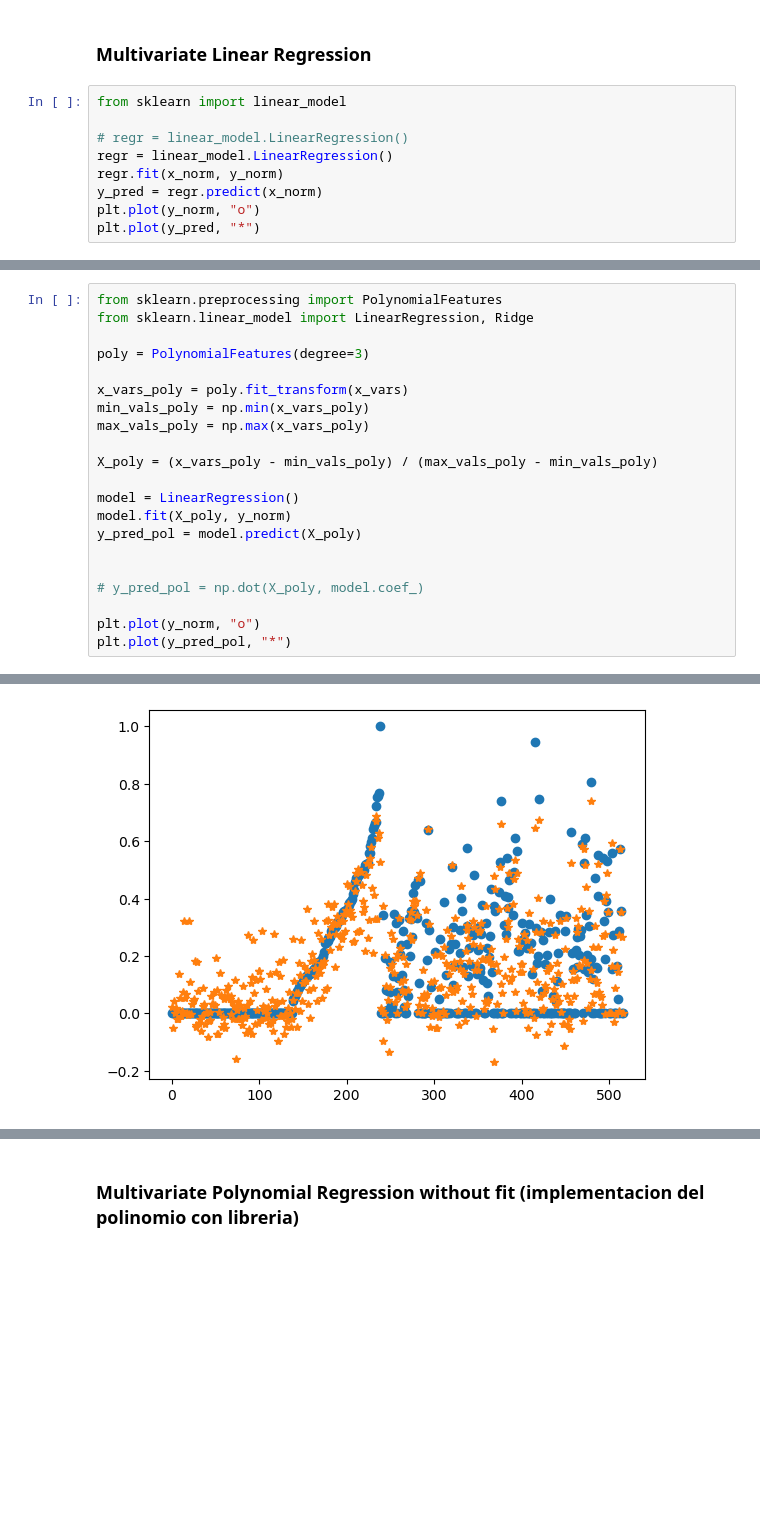
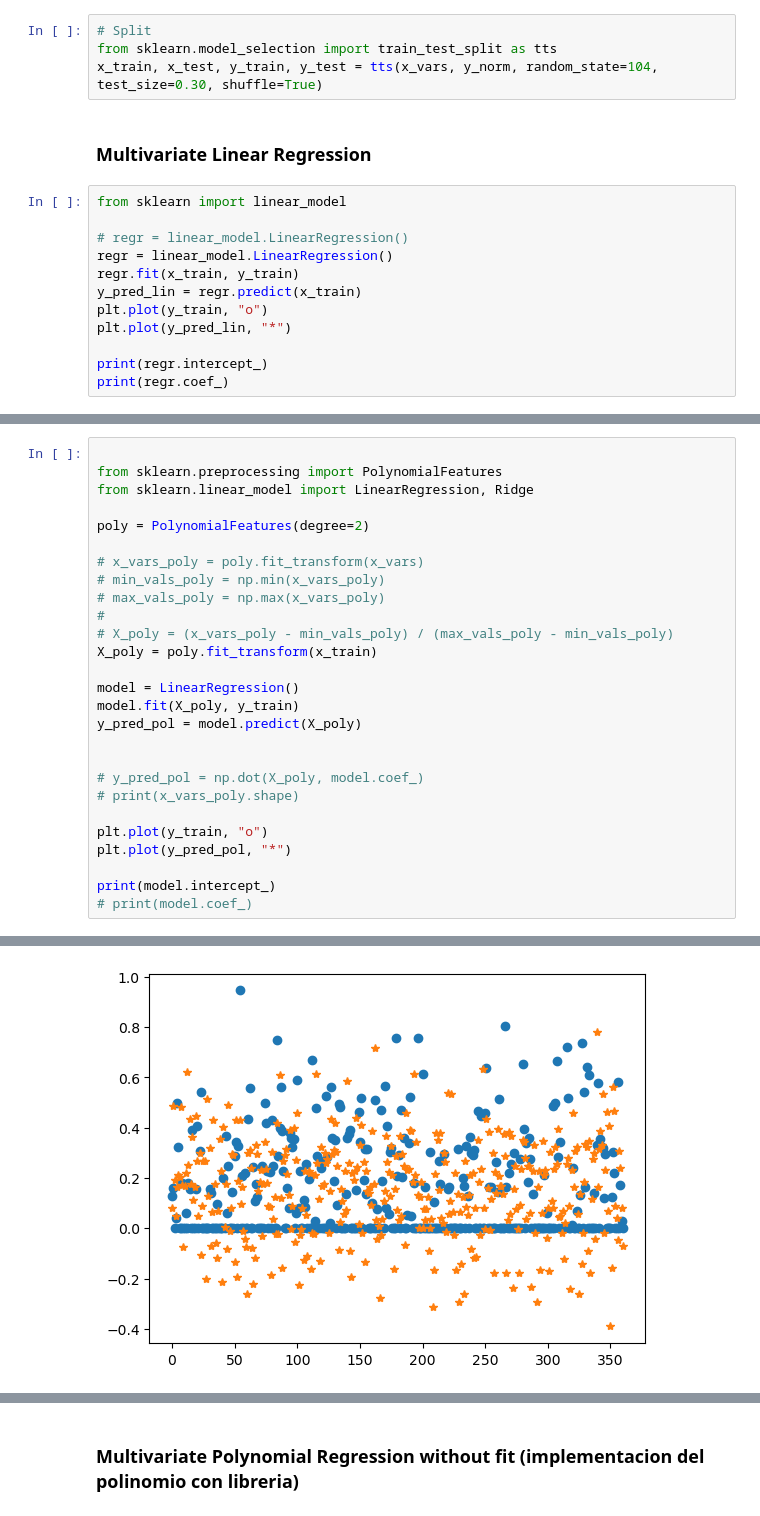
Before and after one commit to Fabryzzio-Meza-Torres/FireCast-linear-and-non-linear-regression-for-predicting-the-impact-of-forest-fires-in-Portugal, a Jupyter notebook: sample.ipynb, the cells around one changed output, grey strips where cells are left out. Drawn from its saved outputs; the diff is of its cells as text; blank space fills up the shorter version.

```diff
--- a/sample.ipynb
+++ b/sample.ipynb
@@ -165,3 +148,7 @@ print(r2_score(y_norm,y_aprox))
+# %%
+# Split
+from sklearn.model_selection import train_test_split as tts
+x_train, x_test, y_train, y_test = tts(x_vars, y_norm, random_state=104, test_size=0.30, shuffle=True)
 # %% [markdown]
 ### Multivariate Linear Regression
 # %%
@@ -169,8 +156,11 @@ from sklearn import linear_model
 
 # regr = linear_model.LinearRegression()
 regr = linear_model.LinearRegression()
-regr.fit(x_norm, y_norm)
-y_pred = regr.predict(x_norm)
-plt.plot(y_norm, "o")
-plt.plot(y_pred, "*")
+regr.fit(x_train, y_train)
+y_pred_lin = regr.predict(x_train)
+plt.plot(y_train, "o")
+plt.plot(y_pred_lin, "*")
+
+print(regr.intercept_)
+print(regr.coef_)
 # %% [output]
@@ -185,22 +179,28 @@ print(r2_score(y_norm,y_pred))
 # %%
+
 from sklearn.preprocessing import PolynomialFeatures
 from sklearn.linear_model import LinearRegression, Ridge
 
-poly = PolynomialFeatures(degree=3)
+poly = PolynomialFeatures(degree=2)
 
-x_vars_poly = poly.fit_transform(x_vars)
-min_vals_poly = np.min(x_vars_poly)
-max_vals_poly = np.max(x_vars_poly)
-
-X_poly = (x_vars_poly - min_vals_poly) / (max_vals_poly - min_vals_poly)
+# x_vars_poly = poly.fit_transform(x_vars)
+# min_vals_poly = np.min(x_vars_poly)
+# max_vals_poly = np.max(x_vars_poly)
+#
+# X_poly = (x_vars_poly - min_vals_poly) / (max_vals_poly - min_vals_poly)
+X_poly = poly.fit_transform(x_train)
 
 model = LinearRegression()
-model.fit(X_poly, y_norm)
+model.fit(X_poly, y_train)
 y_pred_pol = model.predict(X_poly)
 
 
 # y_pred_pol = np.dot(X_poly, model.coef_)
+# print(x_vars_poly.shape)
 
-plt.plot(y_norm, "o")
+plt.plot(y_train, "o")
 plt.plot(y_pred_pol, "*")
+
+print(model.intercept_)
+# print(model.coef_)
 # %% [output]
@@ -208,2 +208,2 @@ plt.plot(y_pred_pol, "*")
-[figure, old version]
+[figure, new version]
 # %%
```
Also changed, not shown: parts of 26 cells of this notebook.
